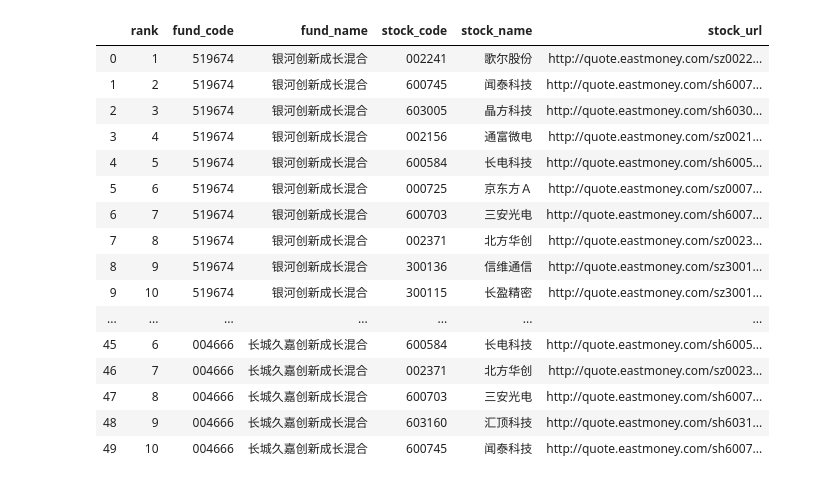
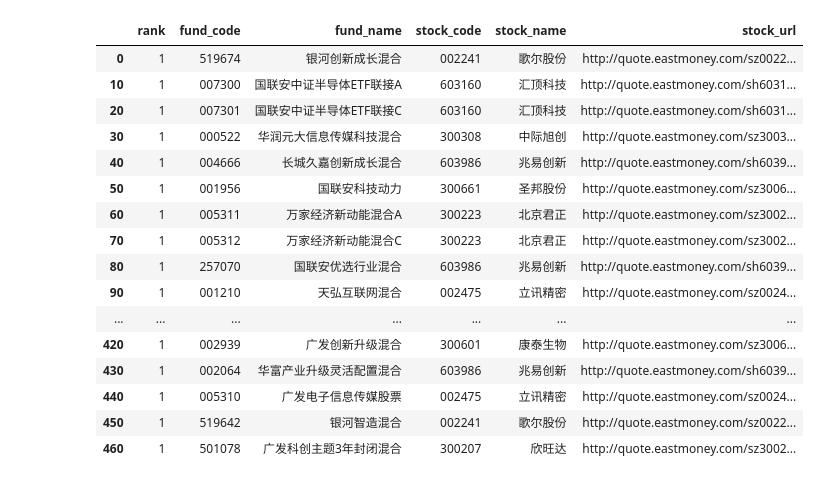
Before and after one commit to McJevons/stock_selection_by_fund, a Jupyter notebook: stock_selection_by_fund.ipynb, the cells around one changed output. Cells and saved outputs as stored; diff of their text form; code cells hidden in the pictures.

```diff
--- a/stock_selection_by_fund.ipynb
+++ b/stock_selection_by_fund.ipynb
@@ -99,23 +99,23 @@ df=get_stocks_df(order_item,5)
-# %%
-df
-# %% [output]
-|  | rank | fund_code | fund_name | stock_code | stock_name | stock_url |
-| 0 | 1 | 519674 | 银河创新成长混合 | 002241 | 歌尔股份 | http://quote.eastmoney.com/sz0022... |
-| 1 | 2 | 519674 | 银河创新成长混合 | 600745 | 闻泰科技 | http://quote.eastmoney.com/sh6007... |
-| 2 | 3 | 519674 | 银河创新成长混合 | 603005 | 晶方科技 | http://quote.eastmoney.com/sh6030... |
-| 3 | 4 | 519674 | 银河创新成长混合 | 002156 | 通富微电 | http://quote.eastmoney.com/sz0021... |
-| 4 | 5 | 519674 | 银河创新成长混合 | 600584 | 长电科技 | http://quote.eastmoney.com/sh6005... |
-| 5 | 6 | 519674 | 银河创新成长混合 | 000725 | 京东方Ａ | http://quote.eastmoney.com/sz0007... |
-| 6 | 7 | 519674 | 银河创新成长混合 | 600703 | 三安光电 | http://quote.eastmoney.com/sh6007... |
-| 7 | 8 | 519674 | 银河创新成长混合 | 002371 | 北方华创 | http://quote.eastmoney.com/sz0023... |
-| 8 | 9 | 519674 | 银河创新成长混合 | 300136 | 信维通信 | http://quote.eastmoney.com/sz3001... |
-| 9 | 10 | 519674 | 银河创新成长混合 | 300115 | 长盈精密 | http://quote.eastmoney.com/sz3001... |
-| ... | ... | ... | ... | ... | ... | ... |
-| 45 | 6 | 004666 | 长城久嘉创新成长混合 | 600584 | 长电科技 | http://quote.eastmoney.com/sh6005... |
-| 46 | 7 | 004666 | 长城久嘉创新成长混合 | 002371 | 北方华创 | http://quote.eastmoney.com/sz0023... |
-| 47 | 8 | 004666 | 长城久嘉创新成长混合 | 600703 | 三安光电 | http://quote.eastmoney.com/sh6007... |
-| 48 | 9 | 004666 | 长城久嘉创新成长混合 | 603160 | 汇顶科技 | http://quote.eastmoney.com/sh6031... |
-| 49 | 10 | 004666 | 长城久嘉创新成长混合 | 600745 | 闻泰科技 | http://quote.eastmoney.com/sh6007... |
+# %%
+df.drop_duplicates(['fund_code','fund_name'])
+# %% [output]
+|  | rank | fund_code | fund_name | stock_code | stock_name | stock_url |
+| 0 | 1 | 519674 | 银河创新成长混合 | 002241 | 歌尔股份 | http://quote.eastmoney.com/sz0022... |
+| 10 | 1 | 007300 | 国联安中证半导体ETF联接A | 603160 | 汇顶科技 | http://quote.eastmoney.com/sh6031... |
+| 20 | 1 | 007301 | 国联安中证半导体ETF联接C | 603160 | 汇顶科技 | http://quote.eastmoney.com/sh6031... |
+| 30 | 1 | 000522 | 华润元大信息传媒科技混合 | 300308 | 中际旭创 | http://quote.eastmoney.com/sz3003... |
+| 40 | 1 | 004666 | 长城久嘉创新成长混合 | 603986 | 兆易创新 | http://quote.eastmoney.com/sh6039... |
+| 50 | 1 | 001956 | 国联安科技动力 | 300661 | 圣邦股份 | http://quote.eastmoney.com/sz3006... |
+| 60 | 1 | 005311 | 万家经济新动能混合A | 300223 | 北京君正 | http://quote.eastmoney.com/sz3002... |
+| 70 | 1 | 005312 | 万家经济新动能混合C | 300223 | 北京君正 | http://quote.eastmoney.com/sz3002... |
+| 80 | 1 | 257070 | 国联安优选行业混合 | 603986 | 兆易创新 | http://quote.eastmoney.com/sh6039... |
+| 90 | 1 | 001210 | 天弘互联网混合 | 002475 | 立讯精密 | http://quote.eastmoney.com/sz0024... |
+| ... | ... | ... | ... | ... | ... | ... |
+| 420 | 1 | 002939 | 广发创新升级混合 | 300601 | 康泰生物 | http://quote.eastmoney.com/sz3006... |
+| 430 | 1 | 002064 | 华富产业升级灵活配置混合 | 603986 | 兆易创新 | http://quote.eastmoney.com/sh6039... |
+| 440 | 1 | 005310 | 广发电子信息传媒股票 | 002475 | 立讯精密 | http://quote.eastmoney.com/sz0024... |
+| 450 | 1 | 519642 | 银河智造混合 | 002241 | 歌尔股份 | http://quote.eastmoney.com/sz0022... |
+| 460 | 1 | 501078 | 广发科创主题3年封闭混合 | 300207 | 欣旺达 | http://quote.eastmoney.com/sz3002... |
 # %%
 df.groupby(['stock_code','stock_name','stock_url']).count().sort_values('rank',ascending=False)
 # %% [output]
```
Also changed, not shown: parts of 10 cells of this notebook.
